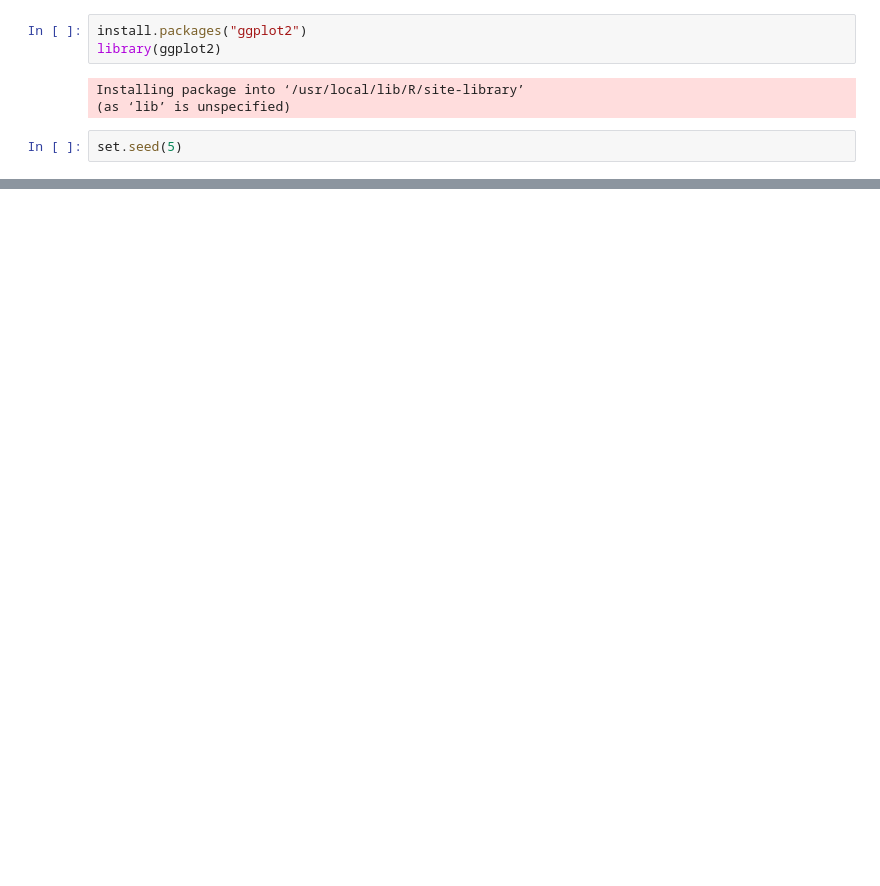
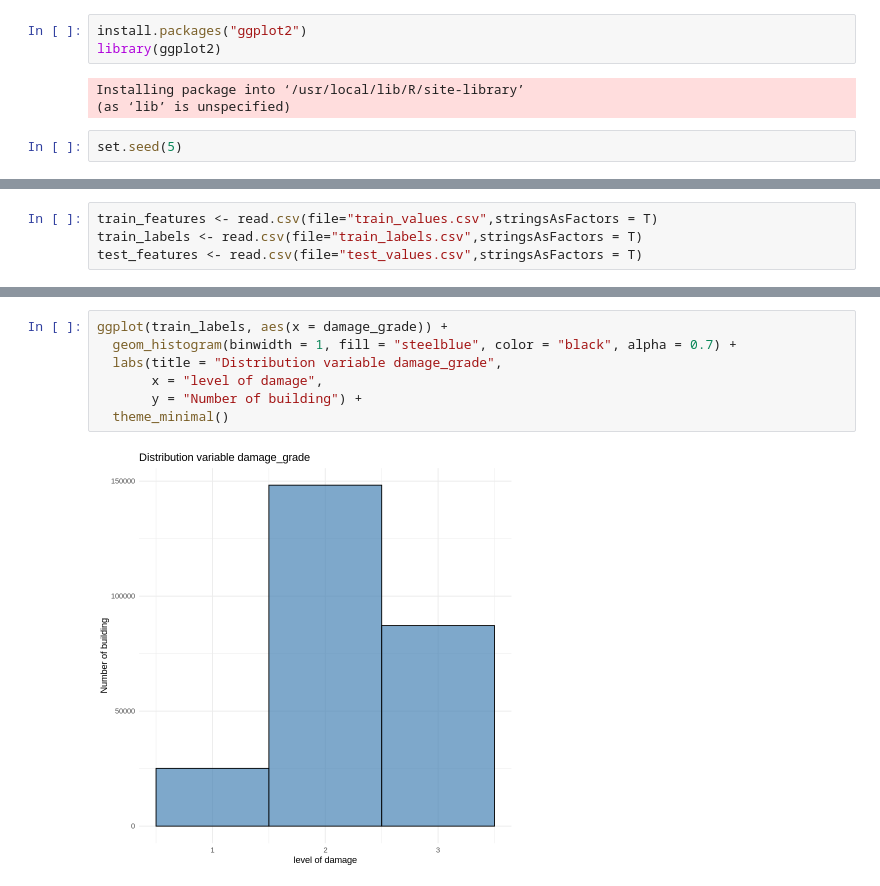
Before and after one commit to cedric-bit/MLP, a Jupyter notebook: LEDKDC.ipynb, the cells around one changed output, grey strips where cells are left out. Saved outputs shown, nothing was run; the diff lists cells and outputs as text; blank space fills up the shorter version.

```diff
--- a/LEDKDC.ipynb
+++ b/LEDKDC.ipynb
@@ -243,0 +32,4 @@ summary(test.features)
+# %%
+train_features <- read.csv(file="train_values.csv",stringsAsFactors = T)
+train_labels <- read.csv(file="train_labels.csv",stringsAsFactors = T)
+test_features <- read.csv(file="test_values.csv",stringsAsFactors = T)
@@ -243,0 +52,9 @@ summary(test.features)
+# %%
+ggplot(train_labels, aes(x = damage_grade)) +
+  geom_histogram(binwidth = 1, fill = "steelblue", color = "black", alpha = 0.7) +
+  labs(title = "Distribution variable damage_grade",
+       x = "level of damage",
+       y = "Number of building") +
+  theme_minimal()
+# %% [output]
+[figure, added]
```
Also changed, not shown: parts of 48 cells of this notebook.
